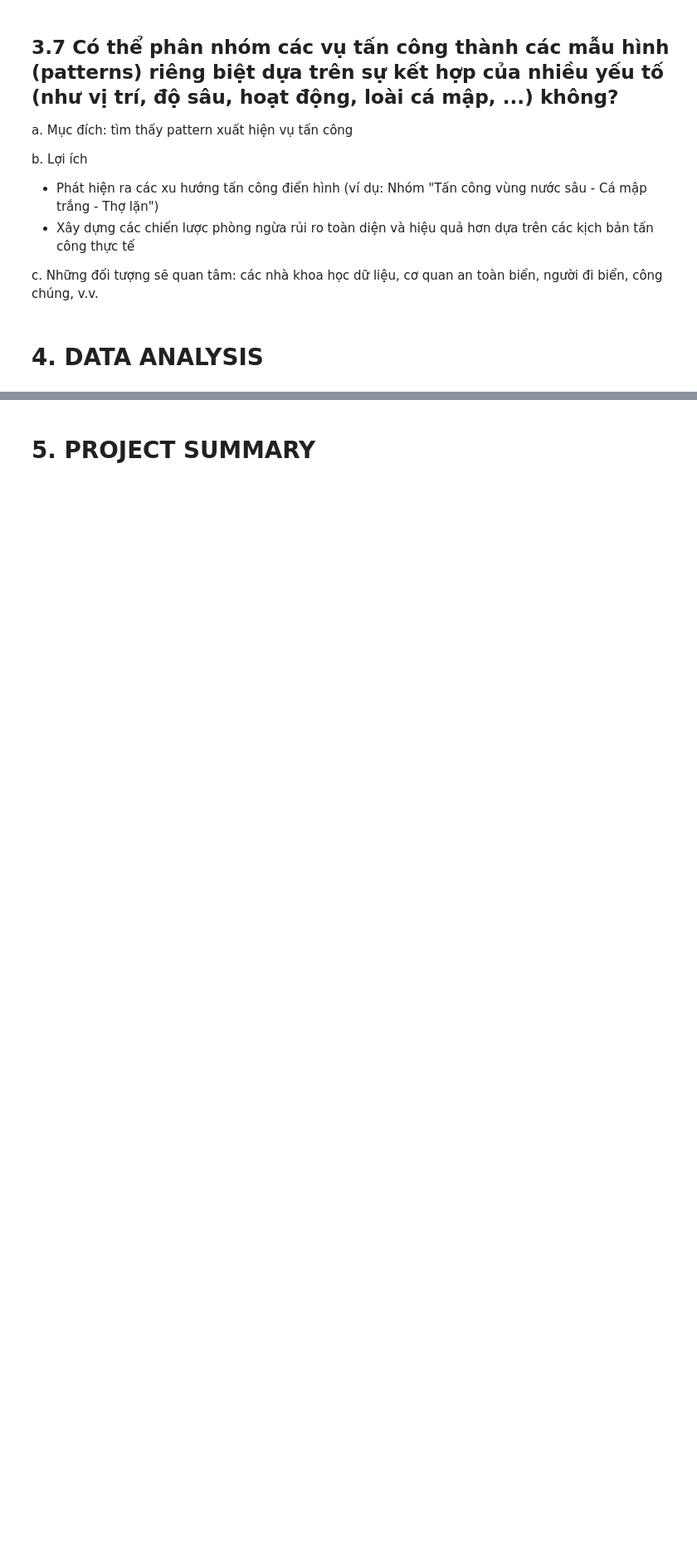
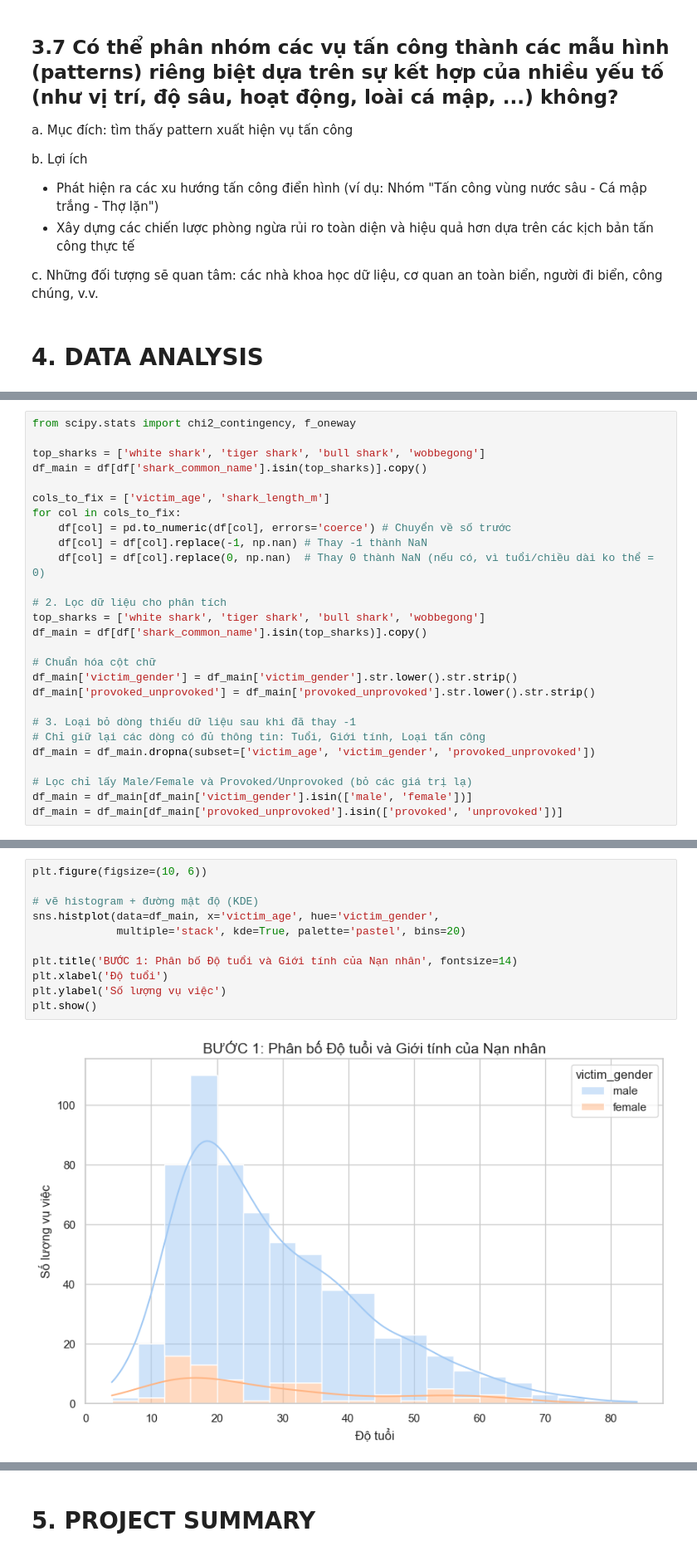
Before and after one commit to hvph-uyen/programming-for-data-science-project-group-9, a Jupyter notebook: source.ipynb, the cells around one changed output, grey strips where cells are left out. Shown at 83% size. Cells and saved outputs as stored; diff of their text form; blank space fills up the shorter version.

```diff
--- a/source.ipynb
+++ b/source.ipynb
@@ -714,0 +707,27 @@ c. Những đối tượng sẽ quan tâm: các nhà khoa học dữ liệu, cơ
+# %%
+from scipy.stats import chi2_contingency, f_oneway
+
+top_sharks = ['white shark', 'tiger shark', 'bull shark', 'wobbegong']
+df_main = df[df['shark_common_name'].isin(top_sharks)].copy()
+
+cols_to_fix = ['victim_age', 'shark_length_m']
+for col in cols_to_fix:
+    df[col] = pd.to_numeric(df[col], errors='coerce') # Chuyển về số trước
+    df[col] = df[col].replace(-1, np.nan) # Thay -1 thành NaN
+    df[col] = df[col].replace(0, np.nan)  # Thay 0 thành NaN (nếu có, vì tuổi/chiều dài ko thể = 0)
+
+# 2. Lọc dữ liệu cho phân tích
+top_sharks = ['white shark', 'tiger shark', 'bull shark', 'wobbegong']
+df_main = df[df['shark_common_name'].isin(top_sharks)].copy()
+
+# Chuẩn hóa cột chữ
+df_main['victim_gender'] = df_main['victim_gender'].str.lower().str.strip()
+df_main['provoked_unprovoked'] = df_main['provoked_unprovoked'].str.lower().str.strip()
+
+# 3. Loại bỏ dòng thiếu dữ liệu sau khi đã thay -1
+# Chỉ giữ lại các dòng có đủ thông tin: Tuổi, Giới tính, Loại tấn công
+df_main = df_main.dropna(subset=['victim_age', 'victim_gender', 'provoked_unprovoked'])
+
+# Lọc chỉ lấy Male/Female và Provoked/Unprovoked (bỏ các giá trị lạ)
+df_main = df_main[df_main['victim_gender'].isin(['male', 'female'])]
+df_main = df_main[df_main['provoked_unprovoked'].isin(['provoked', 'unprovoked'])]
@@ -714,0 +736,13 @@ c. Những đối tượng sẽ quan tâm: các nhà khoa học dữ liệu, cơ
+# %%
+plt.figure(figsize=(10, 6))
+
+# vẽ histogram + đường mật độ (KDE)
+sns.histplot(data=df_main, x='victim_age', hue='victim_gender',
+             multiple='stack', kde=True, palette='pastel', bins=20)
+
+plt.title('BƯỚC 1: Phân bố Độ tuổi và Giới tính của Nạn nhân', fontsize=14)
+plt.xlabel('Độ tuổi')
+plt.ylabel('Số lượng vụ việc')
+plt.show()
+# %% [output]
+[figure, added]
```
Also changed, not shown: parts of 40 cells of this notebook.
